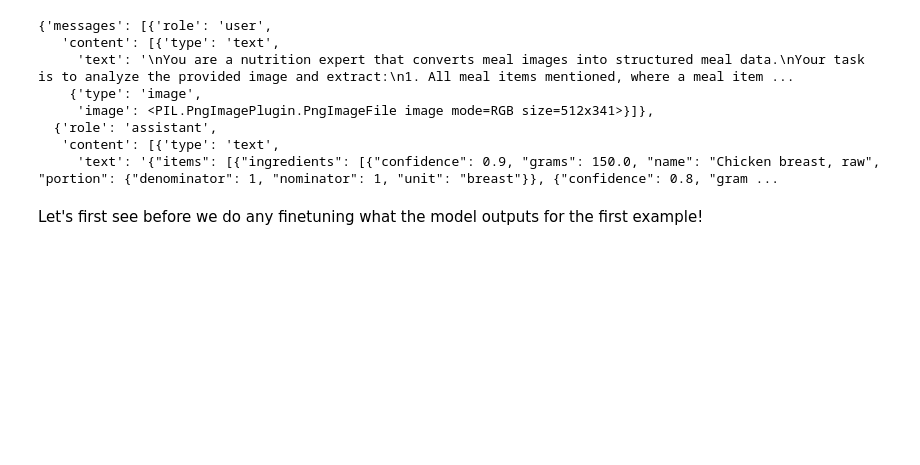
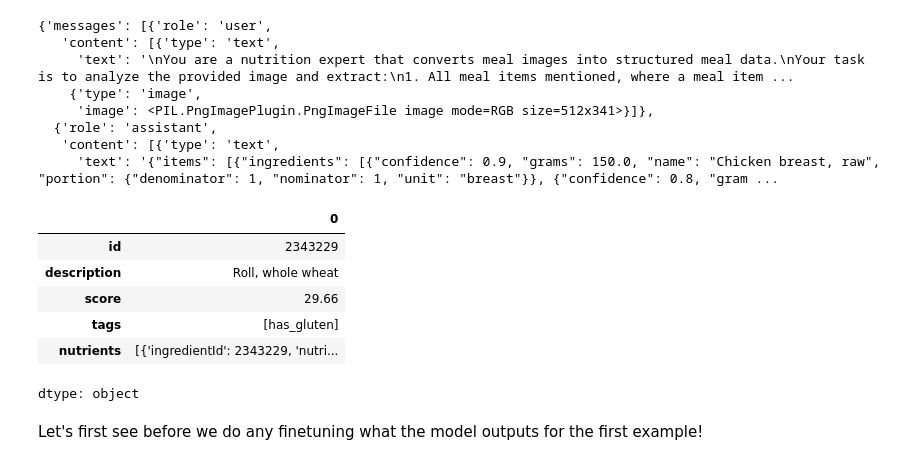
Before and after one commit to cem-unuvar/docs, a Jupyter notebook: nb/Qwen2.5_VL_(7B)-Vision.ipynb, the cells around one changed output. Cells and saved outputs as stored; diff of their text form; code cells hidden in the pictures; blank space fills up the shorter version.

```diff
--- a/nb/Qwen2.5_VL_(7B)-Vision.ipynb
+++ b/nb/Qwen2.5_VL_(7B)-Vision.ipynb
@@ -223,0 +281,20 @@ converted_dataset[0]
+# %%
+import requests
+import json
+
+response = requests.get("https://fyhtxfgatreomxelzrez.supabase.co/storage/v1/object/public/ingredients//ingredients.json")
+response.raise_for_status()
+
+ingredients = response.json()['ingredient']
+
+ingredients_df = prepare_ingredients_df(ingredients)
+flour = get_most_similar_ingredient(ingredients_df, "Whole wheat flour")
+flour
+# %% [output]
+|  | 0 |
+| id | 2343229 |
+| description | Roll, whole wheat |
+| score | 29.66 |
+| tags | [has_gluten] |
+| nutrients | [{'ingredientId': 2343229, 'nutri... |
+dtype: object
```
Also changed, not shown: parts of 10 cells of this notebook.
